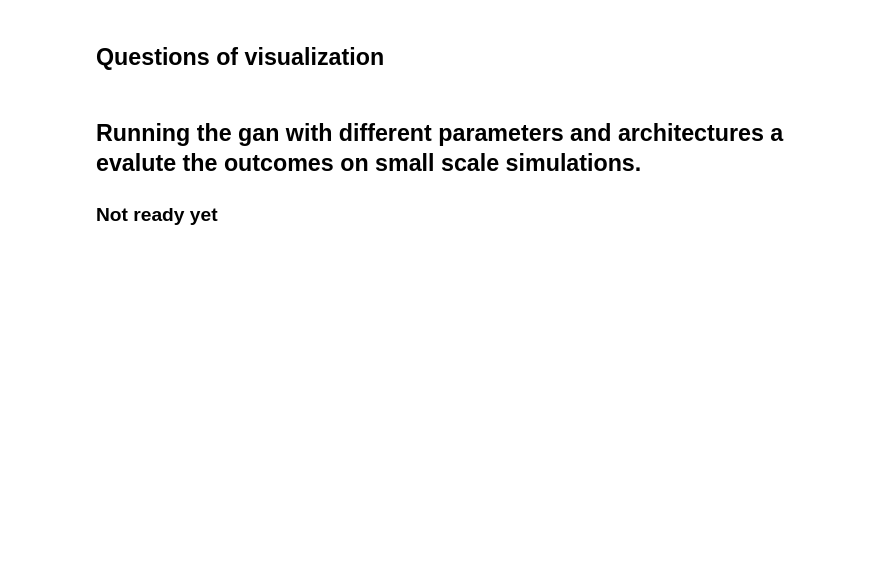
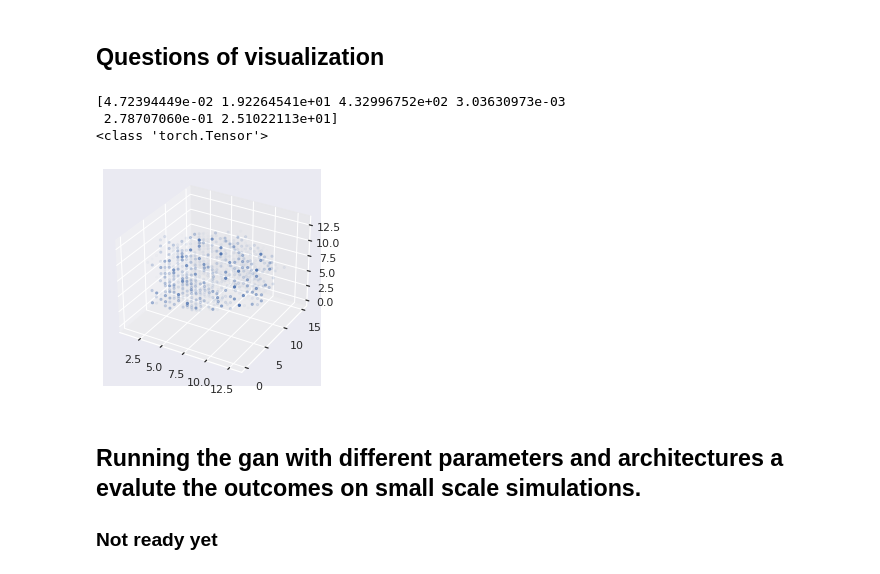
Before and after one commit to yamatteo/baryons, a Jupyter notebook: notebook.ipynb, the cells around one changed output. Cells and saved outputs as stored; diff of their text form; code cells hidden in the pictures; blank space fills up the shorter version.

```diff
--- a/notebook.ipynb
+++ b/notebook.ipynb
@@ -251,24 +247,30 @@ ModuleNotFoundError: No module named 'expecttest'
 # %%
 from options import opts
 from argparse import Namespace
 opts = Namespace(**opts)
 voxelization_name = f"{opts.sim_name}_SNAP{opts.snap_num:03d}_MASS{opts.mass_min:.2e}_{opts.mass_max:.2e}_NGASMIN{opts.n_gas_min}"
 x = torch.load(f"data/{voxelization_name}/nvoxel_16/train/halo_3403_coalesced.npy")["rg"]
+stats = np.load(f"data/{voxelization_name}/stats.npy")
 import matplotlib.pyplot as plt
 import seaborn as sns
 from mpl_toolkits.mplot3d import Axes3D
 
-len(x.coalesce().values())
+print(np.min(stats, axis=0))
 sns.set(style = "darkgrid")
 pos = x.coalesce().indices()
 mass = x.coalesce().values()
 print(type(mass))
 mass = mass / torch.max(mass)
 fig = plt.figure()
 ax = fig.add_subplot(111, projection='3d')
 
 ax.scatter(pos[0], pos[1], pos[2], marker=".", alpha=mass)
 plt.show()
+# %% [output]
+[4.72394449e-02 1.92264541e+01 4.32996752e+02 3.03630973e-03
+ 2.78707060e-01 2.51022113e+01]
+<class 'torch.Tensor'>
+[figure, added]
 # %%
 x = torch.load("data/TNG100-3_SNAP099_MASS1.00e+12_5.00e+12_NGASMIN2000/nvoxel_16/test/halo_12152_coalesced.npy")["dm"]
 import matplotlib.pyplot as plt
```
Also changed, not shown: parts of 2 cells of this notebook, 6 other files.
